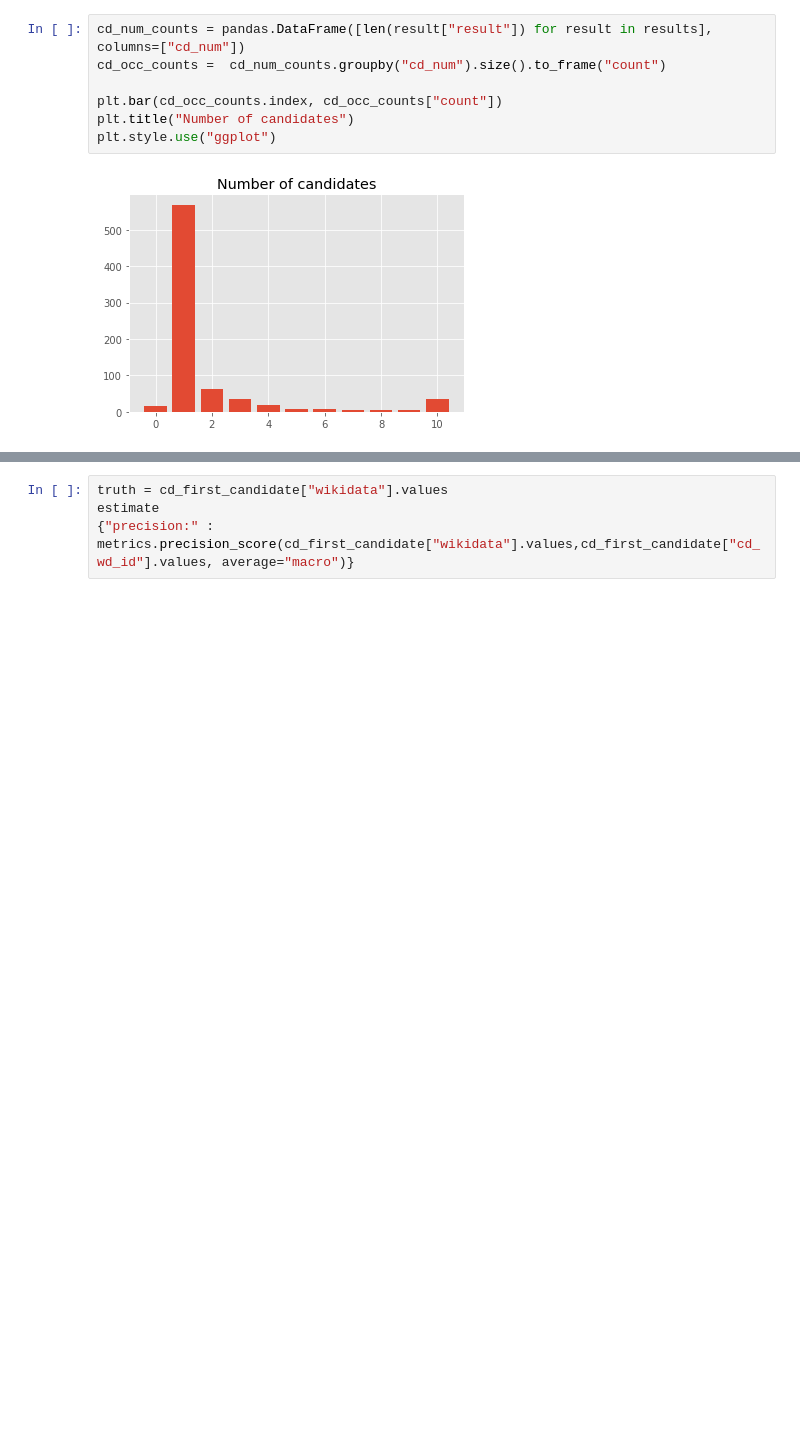
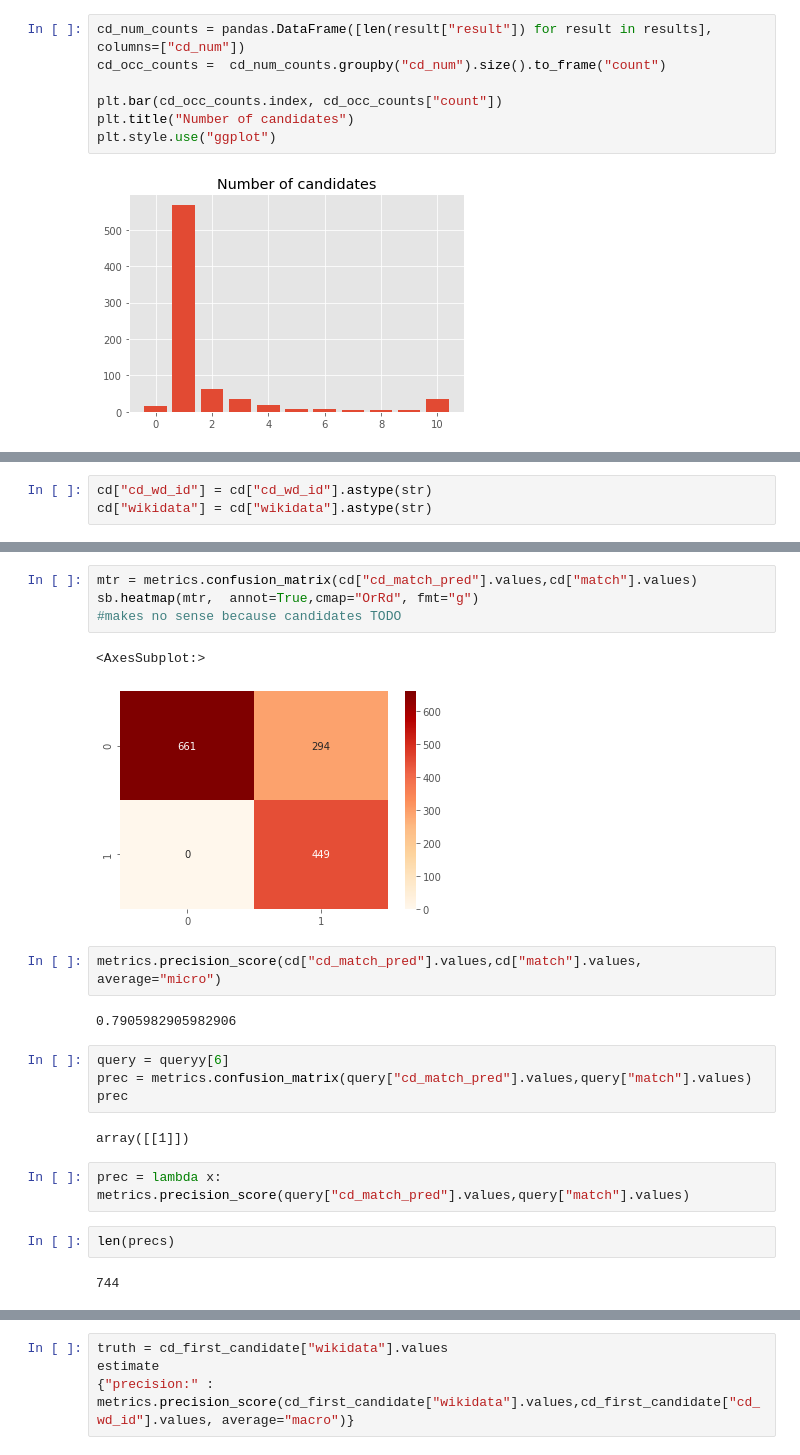
Before and after one commit to PeterWalchhofer/evaluation_bachelor_thesis, a Jupyter notebook: Analysis.ipynb, the cells around one changed output, grey strips where cells are left out. Drawn from its saved outputs; the diff is of its cells as text; blank space fills up the shorter version.

```diff
--- a/Analysis.ipynb
+++ b/Analysis.ipynb
@@ -304,0 +387,3 @@ Name: estimate, dtype: int64
+# %%
+cd["cd_wd_id"] = cd["cd_wd_id"].astype(str)
+cd["wikidata"] = cd["wikidata"].astype(str)
@@ -304,0 +407,23 @@ Name: estimate, dtype: int64
+# %%
+mtr = metrics.confusion_matrix(cd["cd_match_pred"].values,cd["match"].values)
+sb.heatmap(mtr,  annot=True,cmap="OrRd", fmt="g")
+#makes no sense because candidates TODO
+# %% [output]
+<AxesSubplot:>
+[figure, added]
+# %%
+metrics.precision_score(cd["cd_match_pred"].values,cd["match"].values, average="micro")
+# %% [output]
+0.7905982905982906
+# %%
+query = queryy[6]
+prec = metrics.confusion_matrix(query["cd_match_pred"].values,query["match"].values)
+prec
+# %% [output]
+array([[1]])
+# %%
+prec = lambda x: metrics.precision_score(query["cd_match_pred"].values,query["match"].values)
+# %%
+len(precs)
+# %% [output]
+744
```
Also changed, not shown: parts of 44 cells of this notebook.
